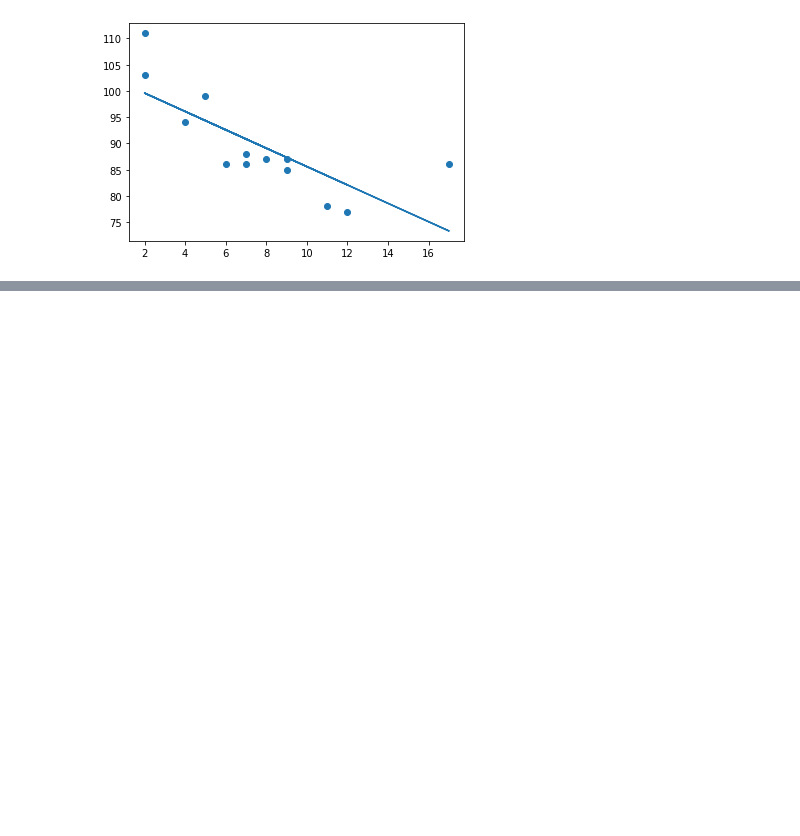
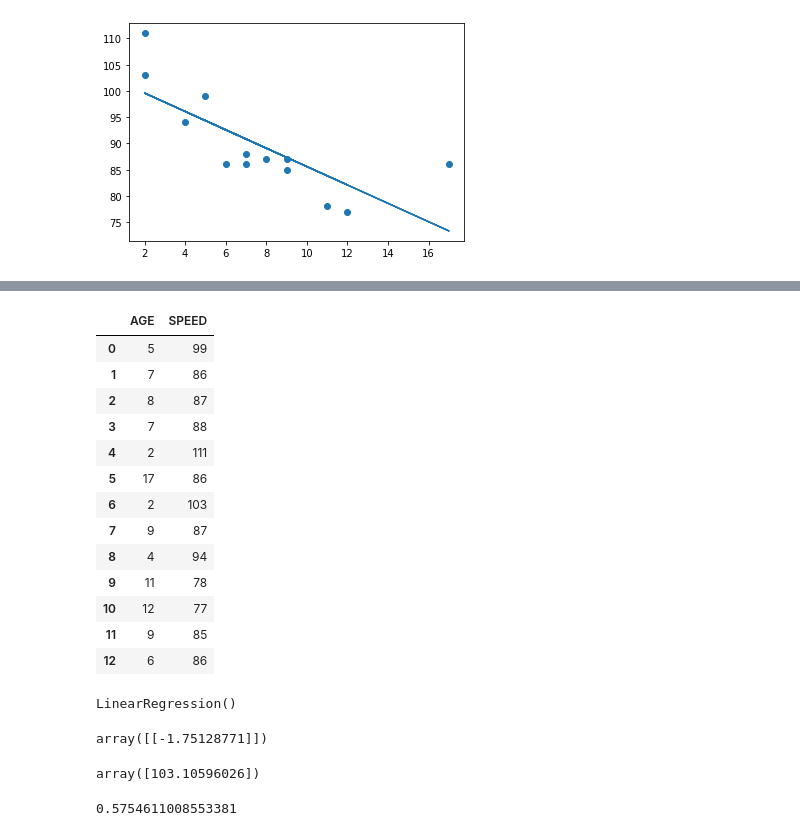
Before and after one commit to shewalemayuri/Machine-Learning, a Jupyter notebook: Linear Regression.ipynb, the cells around one changed output, grey strips where cells are left out. Drawn from its saved outputs; the diff is of its cells as text; code cells hidden in the pictures; blank space fills up the shorter version.

```diff
--- a/Linear Regression.ipynb
+++ b/Linear Regression.ipynb
@@ -408,0 +460,3 @@ plt.show()
+# %%
+Age =np.array([5,7,8,7,2,17,2,9,4,11,12,9,6])
+Speed = np.array([99,86,87,88,111,86,103,87,94,78,77,85,86])
@@ -408,0 +472,22 @@ plt.show()
+# %%
+df1=pd.Series(Age,name="AGE")
+df2=pd.Series(Speed,name='SPEED')
+# %%
+df=pd.concat([df1,df2],axis=1)
+# %%
+df
+# %% [output]
+|  | AGE | SPEED |
+| 0 | 5 | 99 |
+| 1 | 7 | 86 |
+| 2 | 8 | 87 |
+| 3 | 7 | 88 |
+| 4 | 2 | 111 |
+| 5 | 17 | 86 |
+| 6 | 2 | 103 |
+| 7 | 9 | 87 |
+| 8 | 4 | 94 |
+| 9 | 11 | 78 |
+| 10 | 12 | 77 |
+| 11 | 9 | 85 |
+| 12 | 6 | 86 |
@@ -408,0 +497,16 @@ plt.show()
+# %%
+model.fit(X,y)
+# %% [output]
+LinearRegression()
+# %%
+model.coef_
+# %% [output]
+array([[-1.75128771]])
+# %%
+model.intercept_
+# %% [output]
+array([103.10596026])
+# %%
+model.score(X,y)
+# %% [output]
+0.5754611008553381
```
Also changed, not shown: parts of 22 cells of this notebook, 8 other files.
